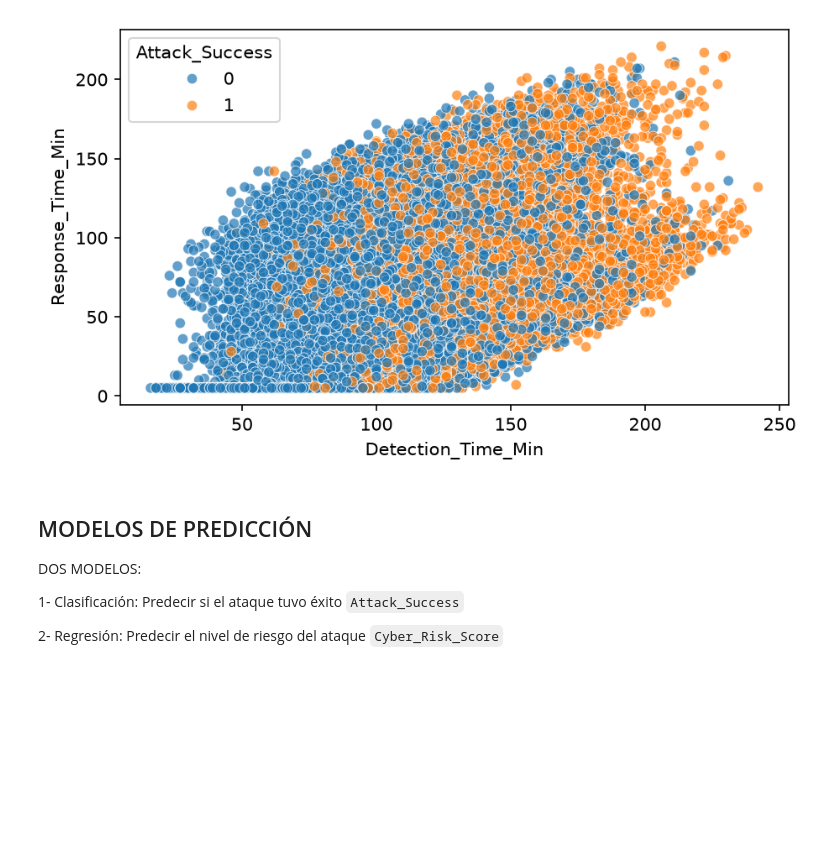
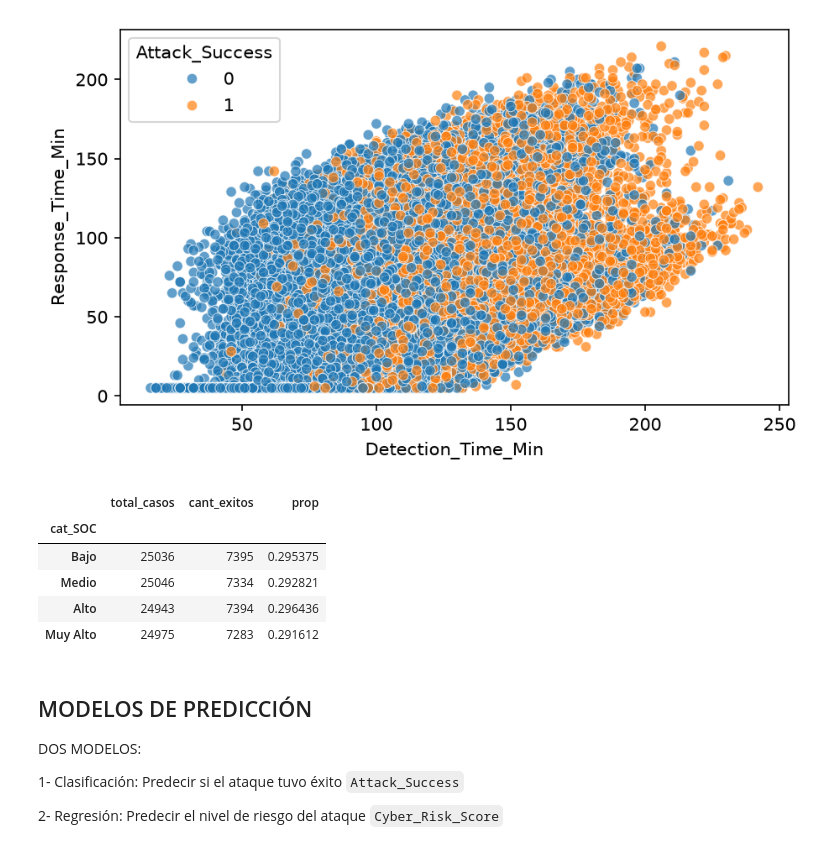
Before and after one commit to franconicolas38/proyecto-final-pycd, a Jupyter notebook: codigo_trabajo_final.ipynb, the cells around one changed output. Drawn from its saved outputs; the diff is of its cells as text; code cells hidden in the pictures; blank space fills up the shorter version.

```diff
--- a/codigo_trabajo_final.ipynb
+++ b/codigo_trabajo_final.ipynb
@@ -154,6 +137,29 @@ sns.scatterplot(data = df,
 # %% [output]
 <Axes: xlabel='Detection_Time_Min', ylabel='Response_Time_Min'>
 [figure]
+# %%
+df["perc_SOC"] = 100*df["SOC_Team_Size"] / df["Employee_Count"]
+df["cat_SOC"] = df['perc_SOC'].case_when(caselist=[
+    (df["perc_SOC"] <= df["perc_SOC"].quantile(0.25), "Bajo"),
+    (df["perc_SOC"] <= df["perc_SOC"].quantile(0.50), "Medio"),
+    (df["perc_SOC"] <= df["perc_SOC"].quantile(0.75), "Alto"),
+    (df["perc_SOC"] > df["perc_SOC"].quantile(0.75), "Muy Alto")
+])
+
+(df
+.groupby('cat_SOC')
+.agg(total_casos = ('Attack_Success', 'size'),
+    cant_exitos = ('Attack_Success', 'sum'))
+.assign(prop = lambda x: x['cant_exitos'] / x['total_casos'])
+.loc[["Bajo", "Medio", "Alto", "Muy Alto"]]
+)
+# %% [output]
+|  | total_casos | cant_exitos | prop |
+| cat_SOC |  |  |  |
+| Bajo | 25036 | 7395 | 0.295375 |
+| Medio | 25046 | 7334 | 0.292821 |
+| Alto | 24943 | 7394 | 0.296436 |
+| Muy Alto | 24975 | 7283 | 0.291612 |
 # %% [markdown]
 ## MODELOS DE PREDICCIÓN
 
```
Also changed, not shown: parts of 20 cells of this notebook, 1 other file.
